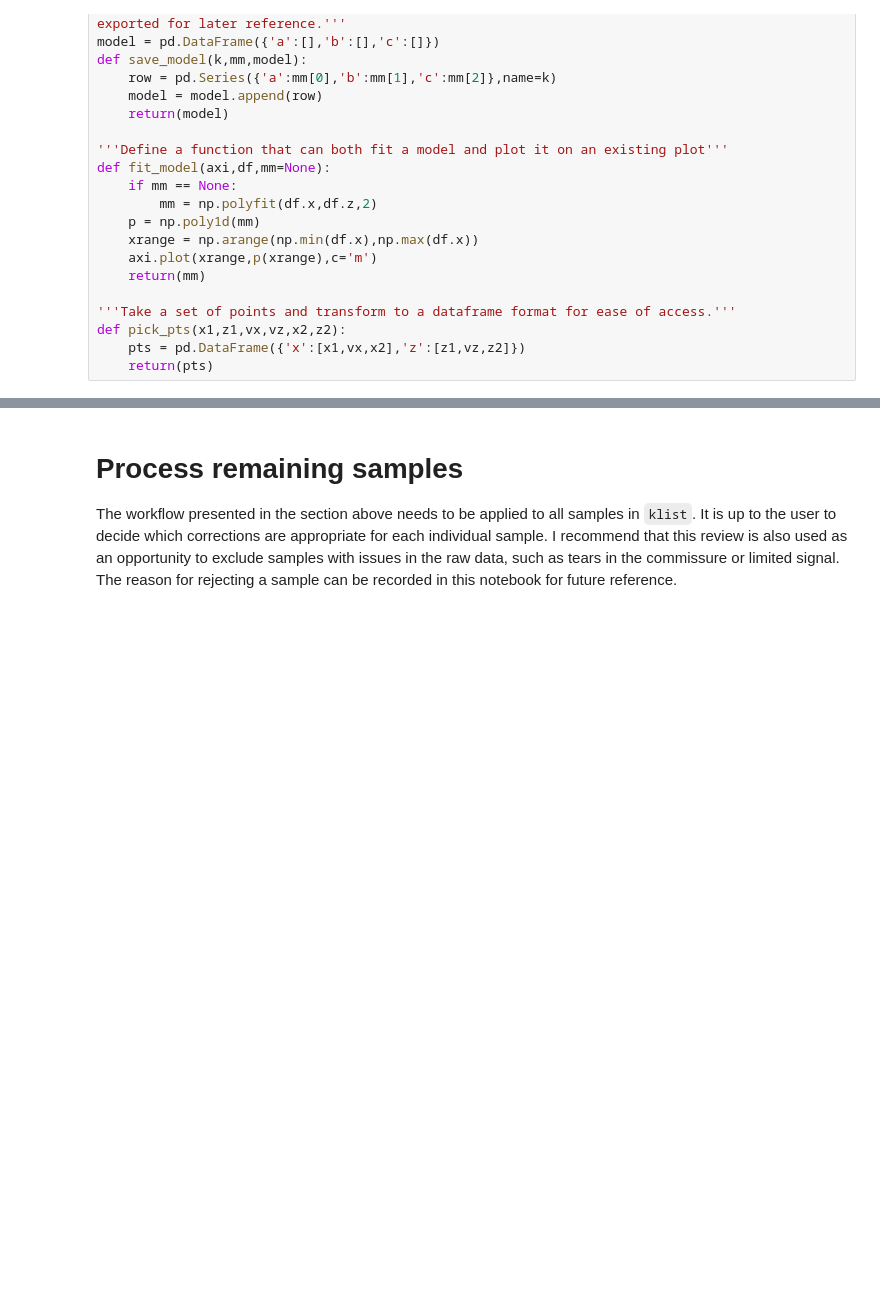
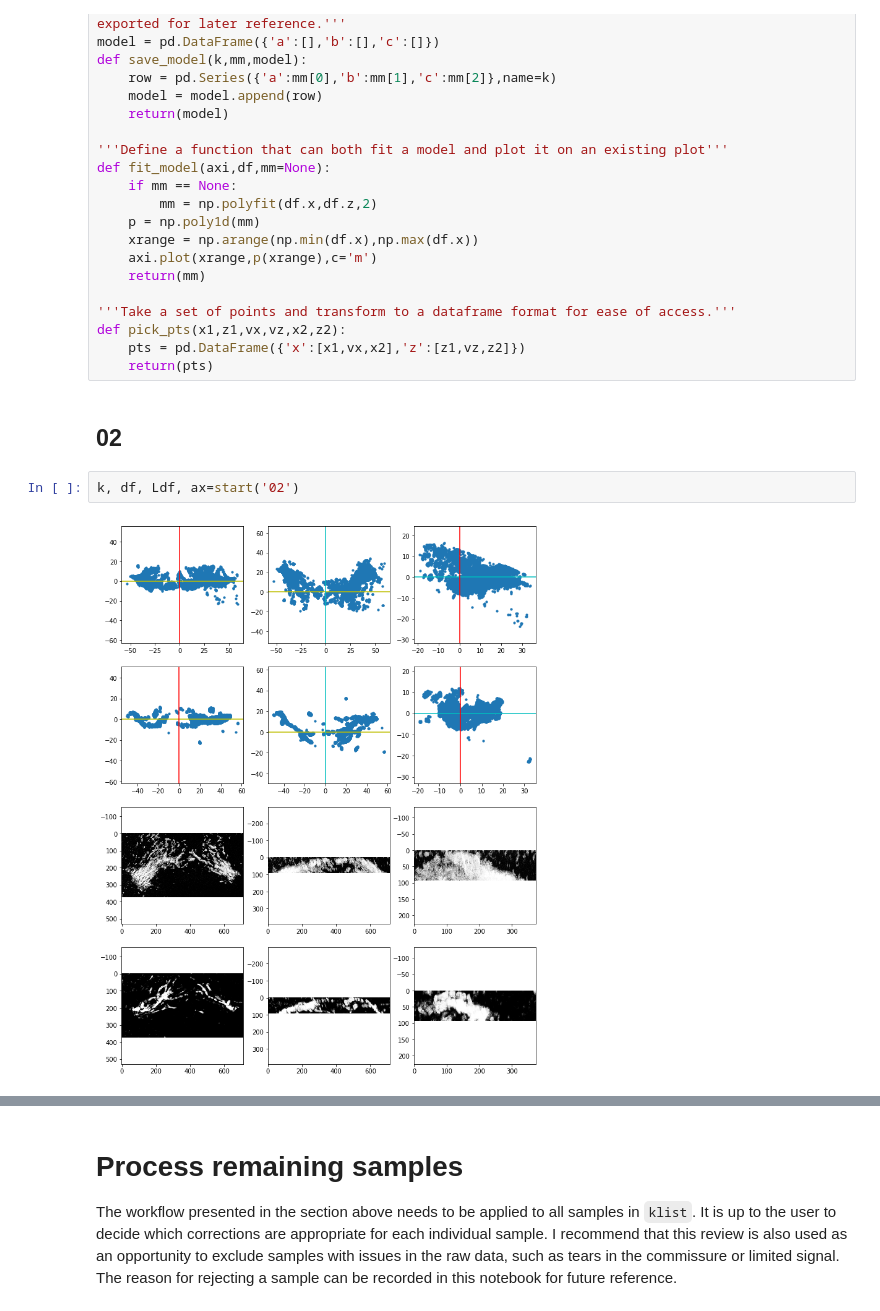
Before and after one commit to czang97/deltascope_SDS410_2019, a Jupyter notebook: experiments/testKK/alignment.ipynb, the cells around one changed output, grey strips where cells are left out. Cells and saved outputs as stored; diff of their text form; blank space fills up the shorter version.

```diff
--- a/experiments/testKK/alignment.ipynb
+++ b/experiments/testKK/alignment.ipynb
@@ -268,3 +271,9 @@ def fit_model(axi,df,mm=None):
 def pick_pts(x1,z1,vx,vz,x2,z2):
     pts = pd.DataFrame({'x':[x1,vx,x2],'z':[z1,vz,z2]})
     return(pts)
+# %% [markdown]
+## 02
+# %%
+k, df, Ldf, ax=start('02')
+# %% [output]
+[figure, added]
```
Also changed, not shown: parts of 7 cells of this notebook, 3 other files.
